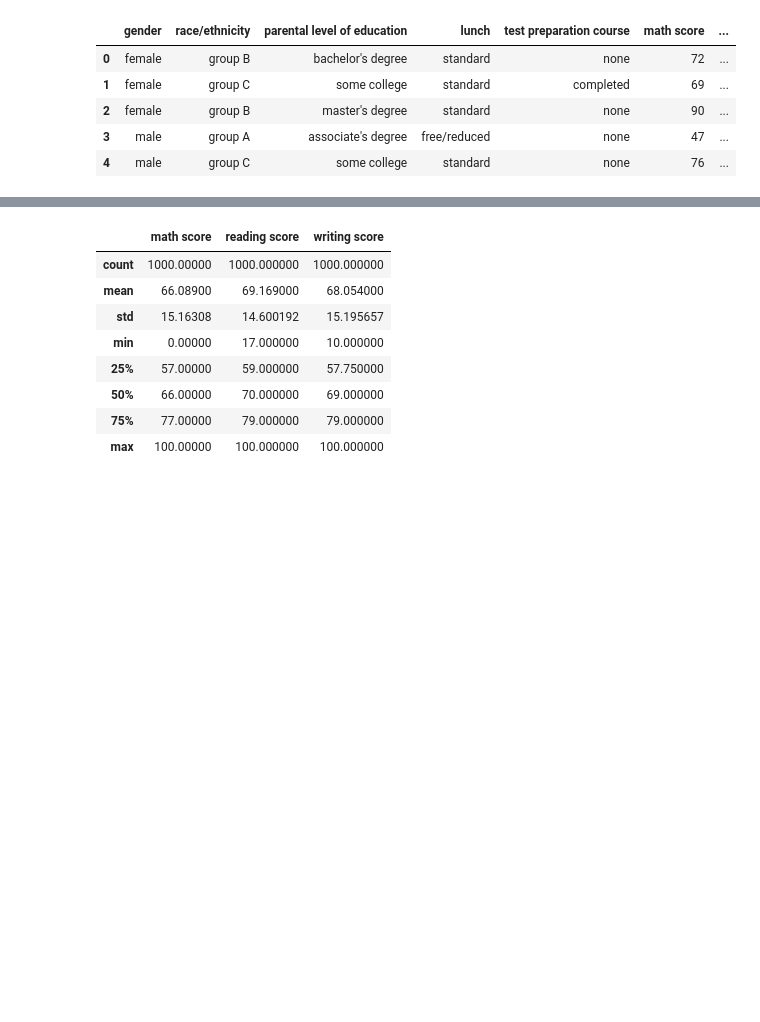
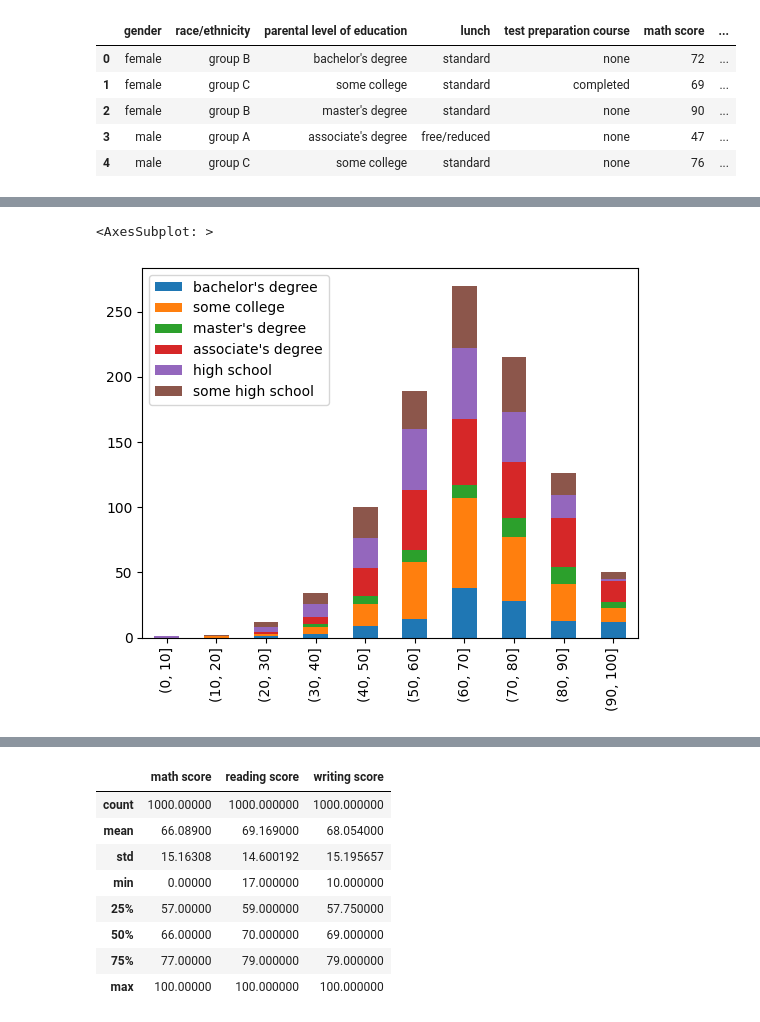
Before and after one commit to lascha212/F21DL, a Jupyter notebook: labs.ipynb, the cells around one changed output, grey strips where cells are left out. Drawn from its saved outputs; the diff is of its cells as text; code cells hidden in the pictures; blank space fills up the shorter version.

```diff
--- a/labs.ipynb
+++ b/labs.ipynb
@@ -31,0 +65,24 @@ data.head()
+# %%
+import math
+
+final = {}
+# This bins the data for each parental education level in ranges of 10%
+for edu in data["parental level of education"].unique():
+    h = data.loc[data["parental level of education"] == edu]
+    eh = pd.cut(h["math score"], bins=[0,10,20,30,40,50,60,70,80,90,100], include_lowest=False)
+    eh = eh.value_counts(sort=False)
+    final[edu] = eh
+
+# Create a dataframe with the binned data
+t = pd.DataFrame({
+    "some high school": final["some high school"],
+    "high school": final["high school"],
+    "some college": final["some college"],
+    "associate's degree": final["associate's degree"],
+    "bachelor's degree": final["bachelor's degree"],
+    "master's degree": final["master's degree"]
+}, columns=data["parental level of education"].unique())
+t.plot.bar(stacked=True)
+# %% [output]
+<AxesSubplot: >
+[figure, added]
```
Also changed, not shown: parts of 6 cells of this notebook, 4 other files.
